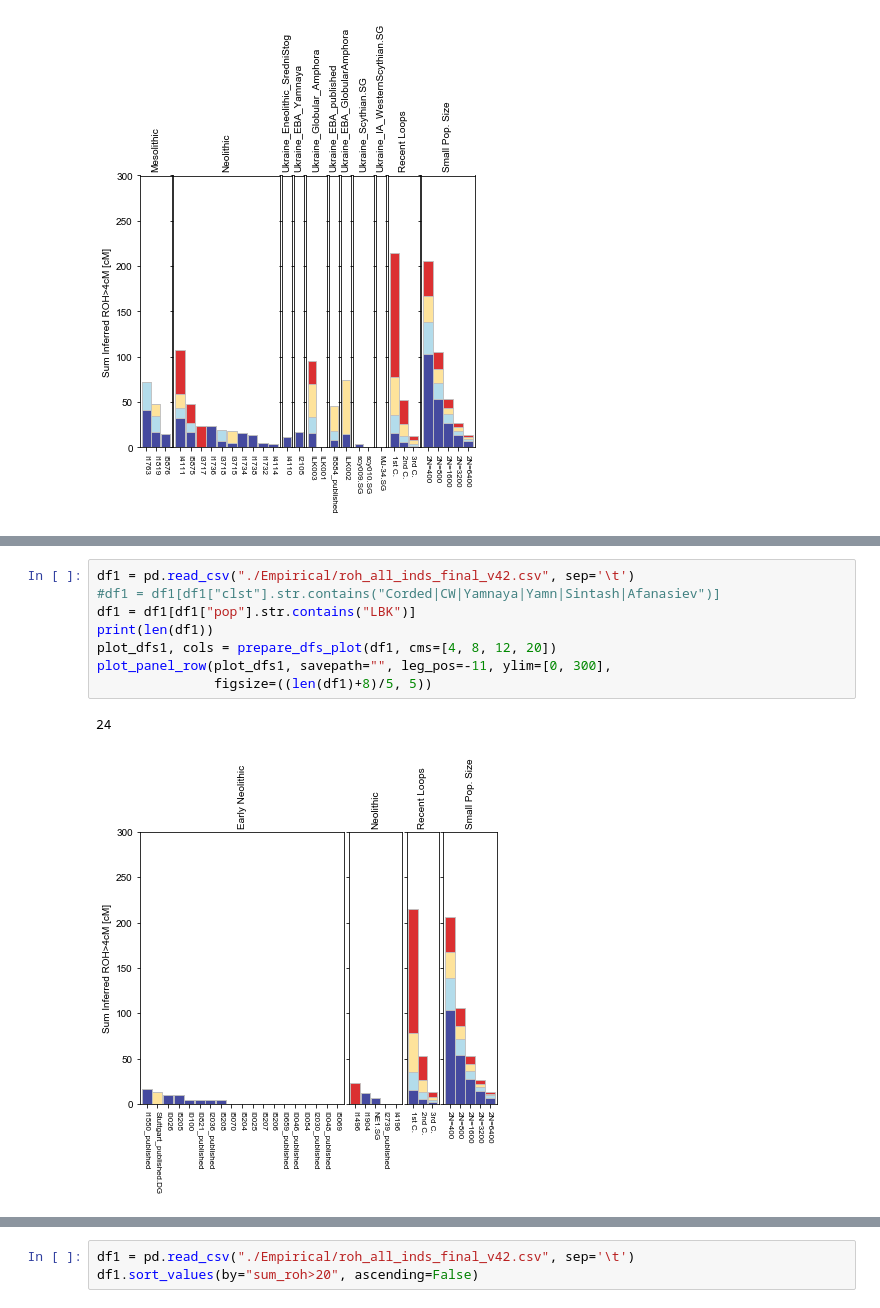
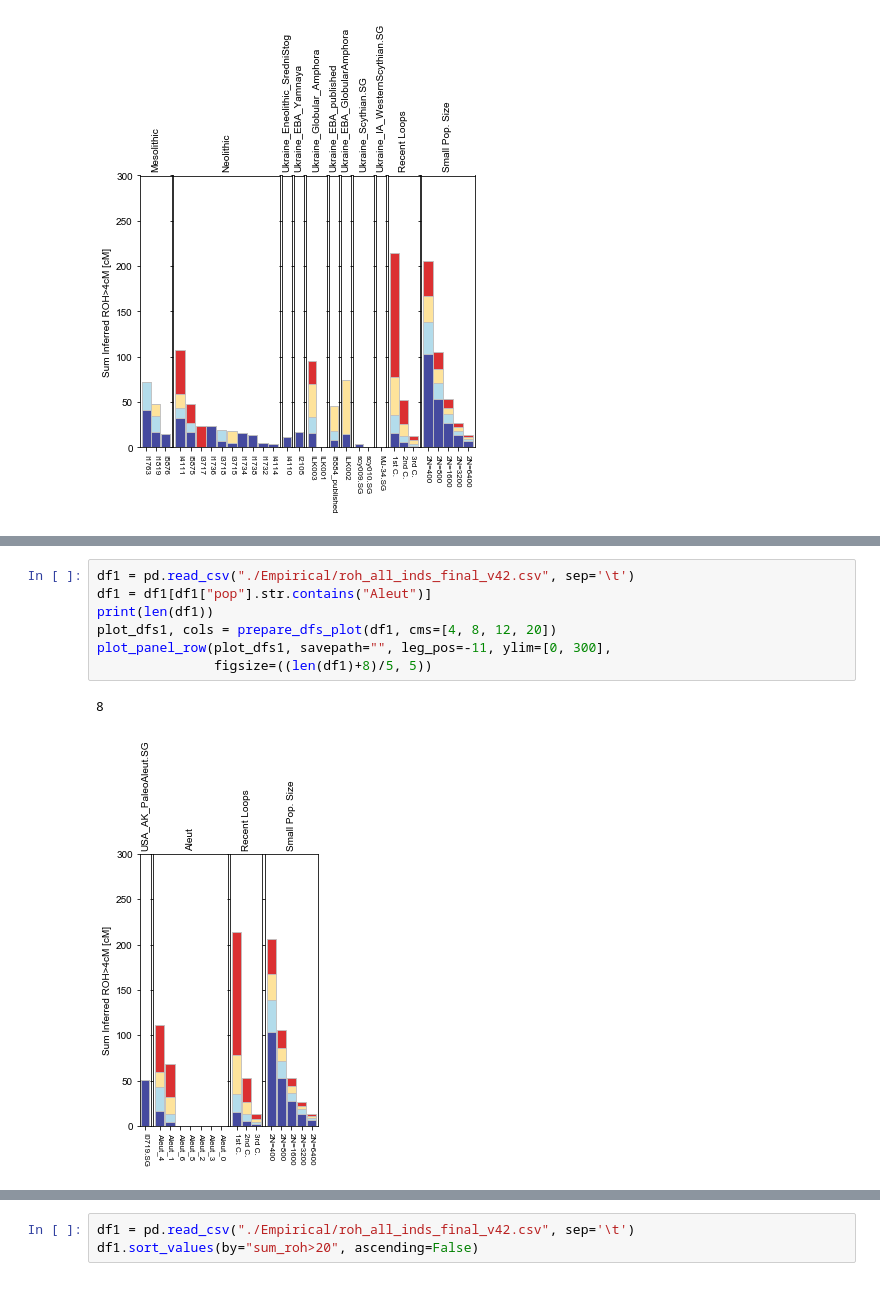
Before and after one commit to hringbauer/hapROH, a Jupyter notebook: Notebooks/Figures/plot_bar_ROH.ipynb, the cells around one changed output, grey strips where cells are left out. Cells and saved outputs as stored; diff of their text form.

```diff
--- a/Notebooks/Figures/plot_bar_ROH.ipynb
+++ b/Notebooks/Figures/plot_bar_ROH.ipynb
@@ -394,14 +396,13 @@ plot_panel_row(plot_dfs1, savepath="", leg_pos=-11, ylim=[0, 300],
 # %%
 df1 = pd.read_csv("./Empirical/roh_all_inds_final_v42.csv", sep='\t')
-#df1 = df1[df1["clst"].str.contains("Corded|CW|Yamnaya|Yamn|Sintash|Afanasiev")]
-df1 = df1[df1["pop"].str.contains("LBK")]
+df1 = df1[df1["pop"].str.contains("Aleut")]
 print(len(df1))
 plot_dfs1, cols = prepare_dfs_plot(df1, cms=[4, 8, 12, 20])
 plot_panel_row(plot_dfs1, savepath="", leg_pos=-11, ylim=[0, 300],
                figsize=((len(df1)+8)/5, 5))
 # %% [output]
-24
+8
-[figure, old version]
+[figure, new version]
 # %%
 df1 = pd.read_csv("./Empirical/roh_all_inds_final_v42.csv", sep='\t')
 print(len(df1))
```
Also changed, not shown: parts of 6 cells of this notebook, 3 other files.
